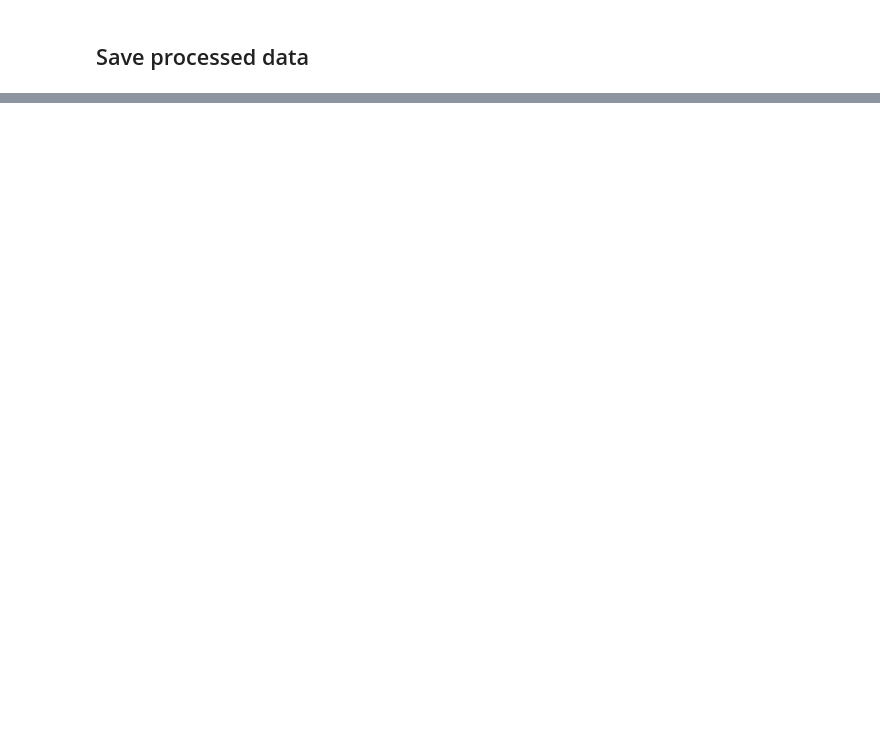
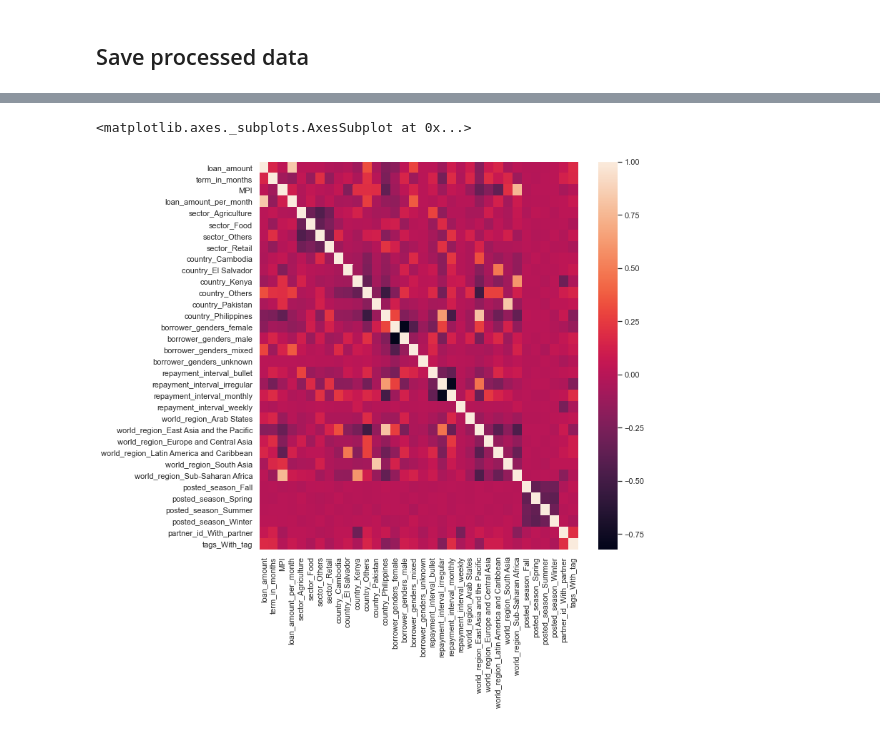
Before and after one commit to lasayin/Crowdfunding-on-Kiva-Platform, a Jupyter notebook: Kiva_Crowdfunding_Preprocessing.ipynb, the cells around one changed output, grey strips where cells are left out. Cells and saved outputs as stored; diff of their text form; code cells hidden in the pictures; blank space fills up the shorter version.

Commit message:
Scale numeric feature update; Add optimized features and heatmap

```diff
--- a/Kiva_Crowdfunding_Preprocessing.ipynb
+++ b/Kiva_Crowdfunding_Preprocessing.ipynb
@@ -404,3 +400,0 @@ test_numeric_scaled = pd.DataFrame(test_numeric_scaled, columns=numeric_columns)
-# %%
-X_train = pd.concat([X_train.drop(columns=numeric_columns), train_numeric_scaled], axis=1)
-X_test = pd.concat([X_test.drop(columns=numeric_columns), test_numeric_scaled], axis=1)
@@ -406,0 +414,2 @@ X_test = pd.concat([X_test.drop(columns=numeric_columns), test_numeric_scaled],
+# %%
+X_train.reset_index(drop=True, inplace=True)
@@ -406,0 +436,2 @@ X_test = pd.concat([X_test.drop(columns=numeric_columns), test_numeric_scaled],
+# %%
+y_train.reset_index(drop=True, inplace=True)
@@ -413,0 +462,7 @@ y_test.to_csv('/Users/lasayin/Desktop/Springboard/GitHub/Springboard_DS_Capstone
+# %%
+from sklearn.feature_selection import RFECV
+from sklearn.linear_model import LogisticRegression
+lr = LogisticRegression(solver='lbfgs', max_iter=1000)
+selector = RFECV(lr, cv=5)
+selector.fit(X_train, y_train)
+optimized_columns = X_train.columns[selector.support_]
@@ -413,0 +486,6 @@ y_test.to_csv('/Users/lasayin/Desktop/Springboard/GitHub/Springboard_DS_Capstone
+# %%
+_ = plt.subplots(figsize=(10,10))
+sns.heatmap(X_train.corr())
+# %% [output]
+<matplotlib.axes._subplots.AxesSubplot at 0x...>
+[figure, added]
```
Also changed, not shown: parts of 27 cells of this notebook.
